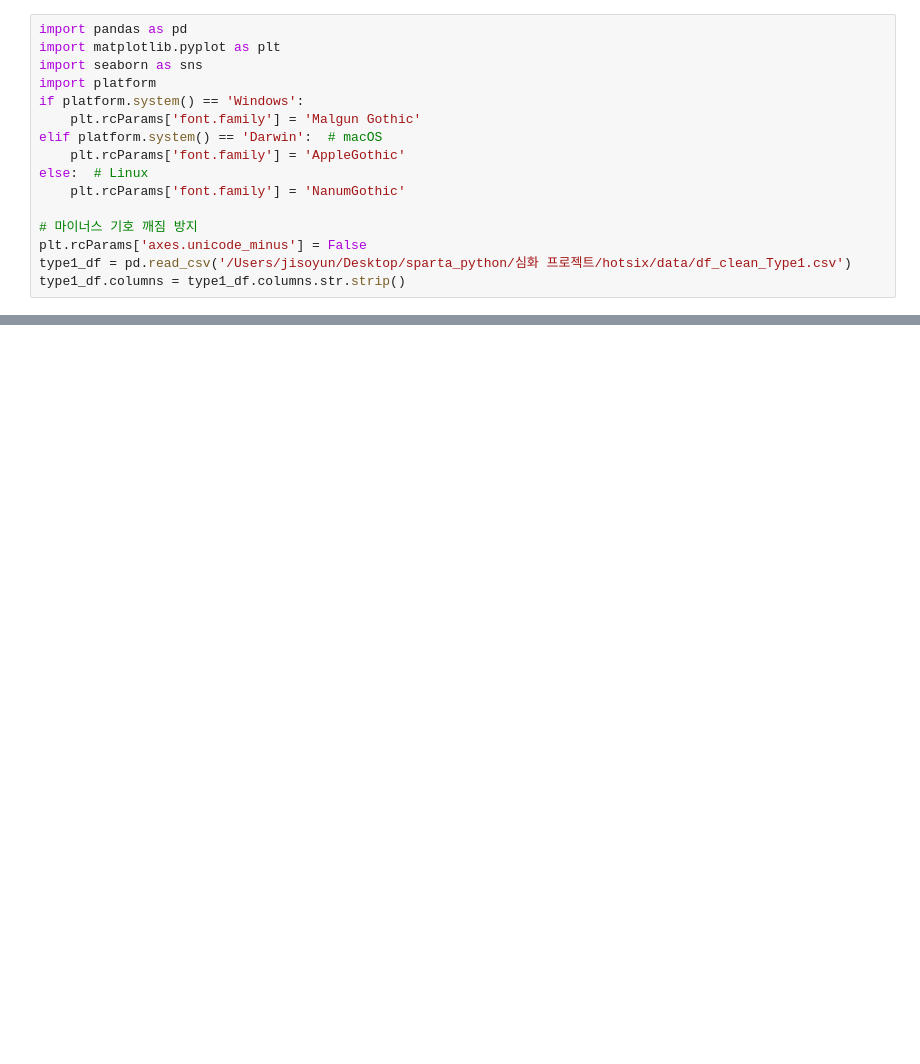
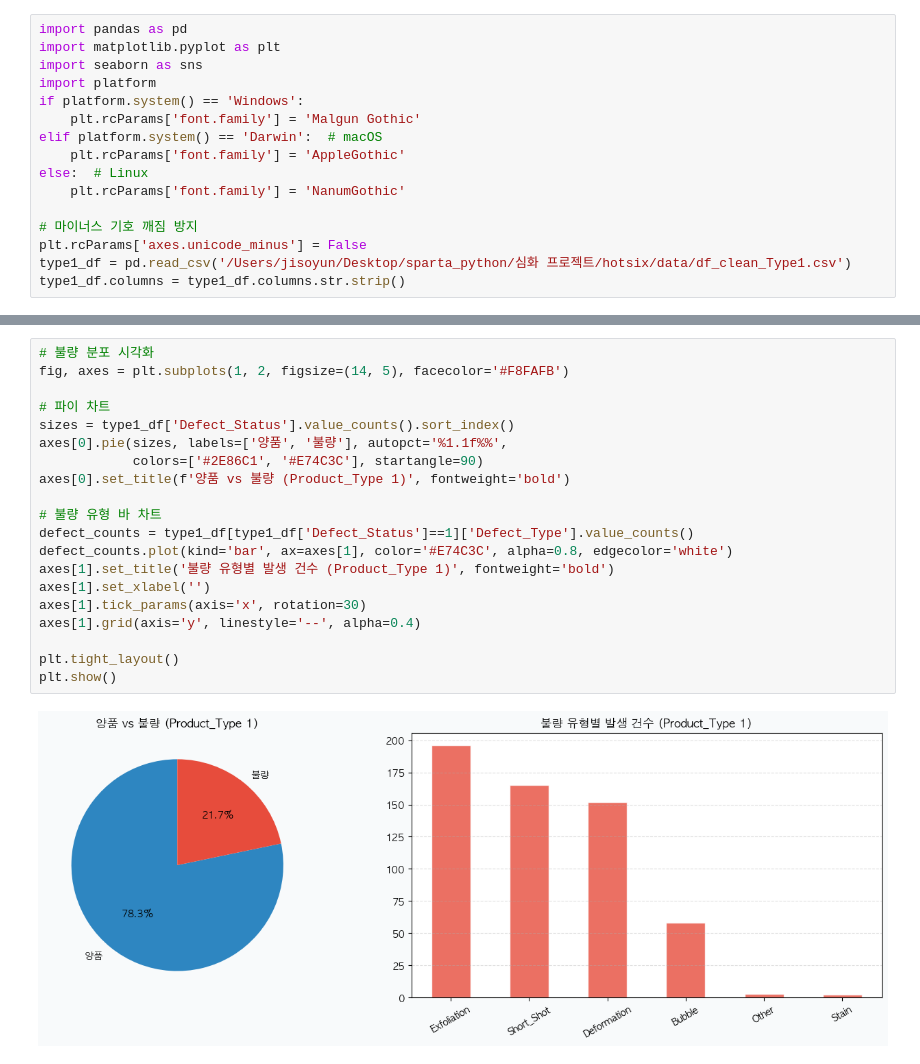
Before and after one commit to heeso0908/hotsix, a Jupyter notebook: notebooks/지소윤/통계.ipynb, the cells around one changed output, grey strips where cells are left out. Drawn from its saved outputs; the diff is of its cells as text; blank space fills up the shorter version.

```diff
--- a/notebooks/지소윤/통계.ipynb
+++ b/notebooks/지소윤/통계.ipynb
@@ -16,0 +109,22 @@ type1_df.columns = type1_df.columns.str.strip()
+# %%
+# 불량 분포 시각화
+fig, axes = plt.subplots(1, 2, figsize=(14, 5), facecolor='#F8FAFB')
+
+# 파이 차트
+sizes = type1_df['Defect_Status'].value_counts().sort_index()
+axes[0].pie(sizes, labels=['양품', '불량'], autopct='%1.1f%%',
+            colors=['#2E86C1', '#E74C3C'], startangle=90)
+axes[0].set_title(f'양품 vs 불량 (Product_Type 1)', fontweight='bold')
+
+# 불량 유형 바 차트
+defect_counts = type1_df[type1_df['Defect_Status']==1]['Defect_Type'].value_counts()
+defect_counts.plot(kind='bar', ax=axes[1], color='#E74C3C', alpha=0.8, edgecolor='white')
+axes[1].set_title('불량 유형별 발생 건수 (Product_Type 1)', fontweight='bold')
+axes[1].set_xlabel('')
+axes[1].tick_params(axis='x', rotation=30)
+axes[1].grid(axis='y', linestyle='--', alpha=0.4)
+
+plt.tight_layout()
+plt.show()
+# %% [output]
+[figure, added]
```
Also changed, not shown: parts of 13 cells of this notebook.
